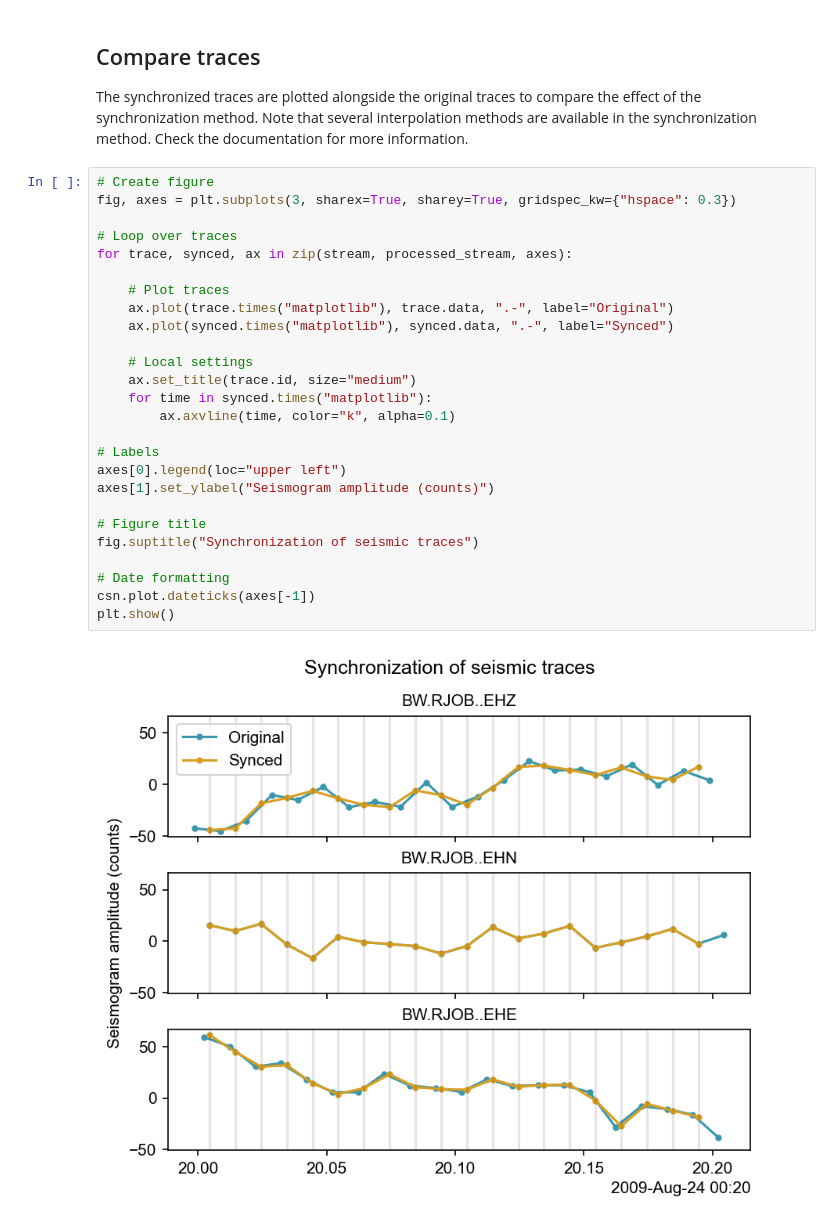
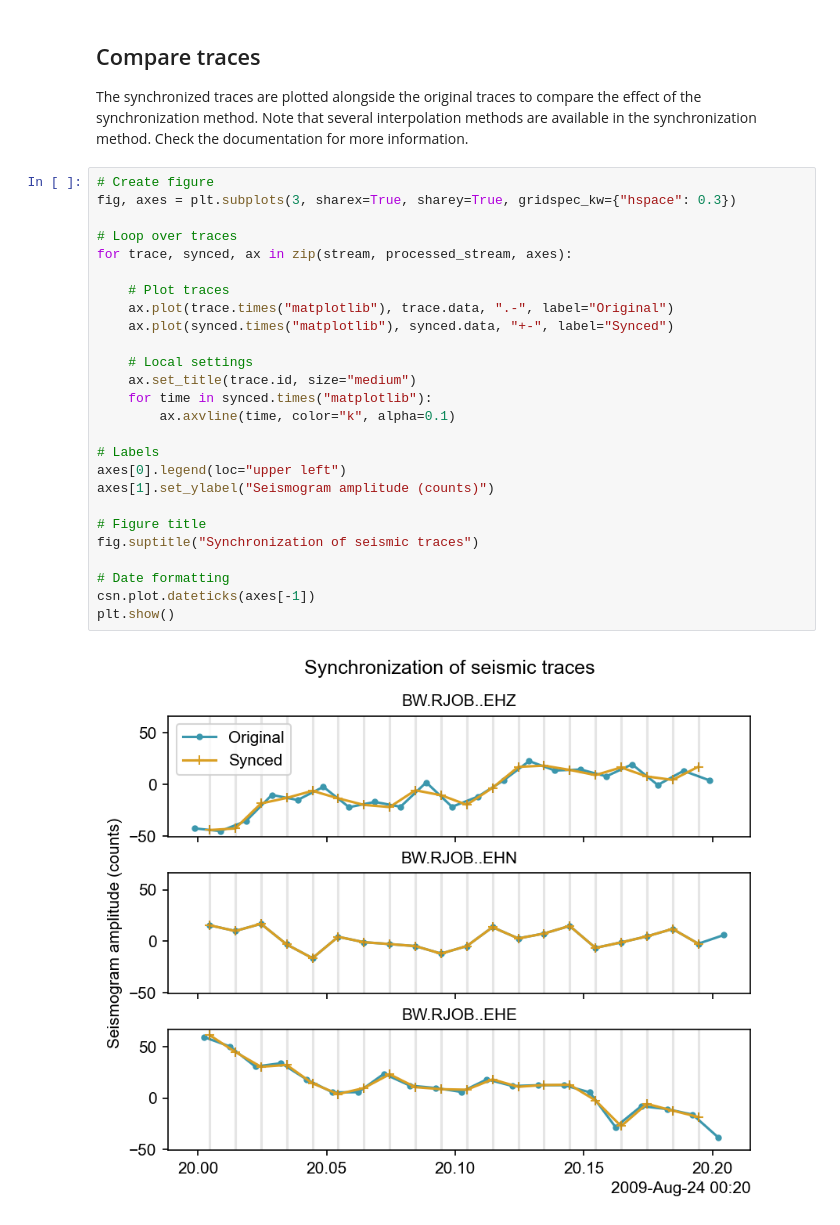
Before and after one commit to leonard-seydoux/covseisnet, a Jupyter notebook: docs/source/examples/synchronization.ipynb, the cells around one changed output. Cells and saved outputs as stored; diff of their text form.

```diff
--- a/docs/source/examples/synchronization.ipynb
+++ b/docs/source/examples/synchronization.ipynb
@@ -82,28 +82,28 @@ for more information.
 # %%
 # Create figure
 fig, axes = plt.subplots(3, sharex=True, sharey=True, gridspec_kw={"hspace": 0.3})
 
 # Loop over traces
 for trace, synced, ax in zip(stream, processed_stream, axes):
 
     # Plot traces
     ax.plot(trace.times("matplotlib"), trace.data, ".-", label="Original")
-    ax.plot(synced.times("matplotlib"), synced.data, ".-", label="Synced")
+    ax.plot(synced.times("matplotlib"), synced.data, "+-", label="Synced")
 
     # Local settings
     ax.set_title(trace.id, size="medium")
     for time in synced.times("matplotlib"):
         ax.axvline(time, color="k", alpha=0.1)
 
 # Labels
 axes[0].legend(loc="upper left")
 axes[1].set_ylabel("Seismogram amplitude (counts)")
 
 # Figure title
 fig.suptitle("Synchronization of seismic traces")
 
 # Date formatting
 csn.plot.dateticks(axes[-1])
 plt.show()
 # %% [output]
-[figure, old version]
+[figure, new version]
```
Also changed, not shown: 1 other file.
